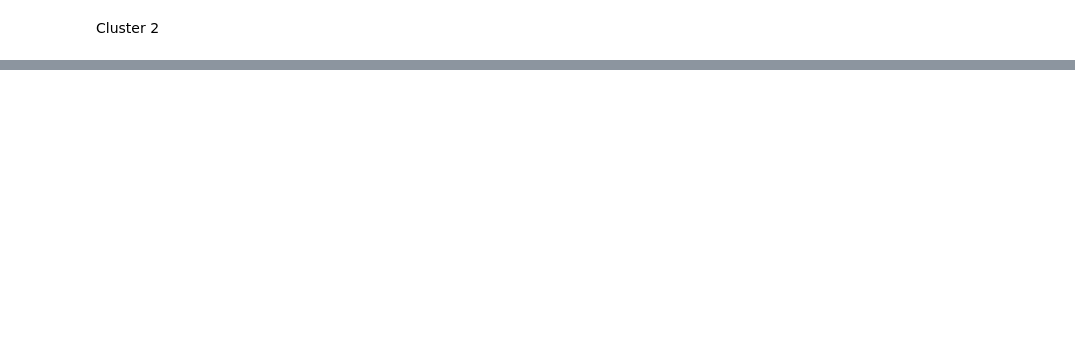
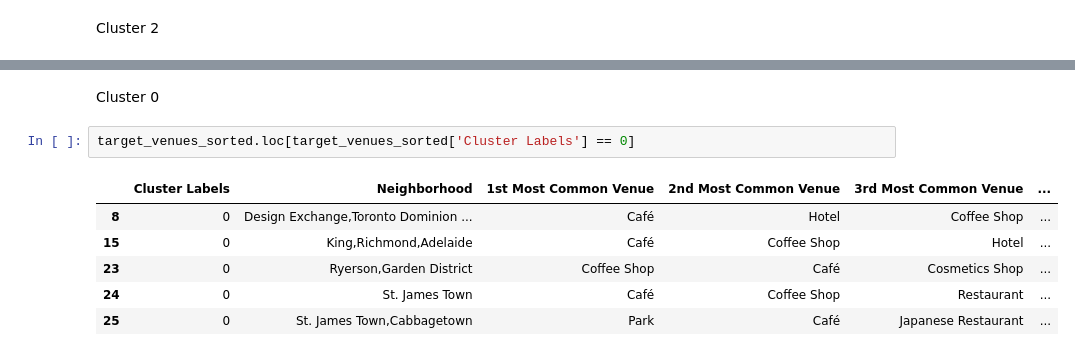
Before and after one commit to ozlemtok/Coursera_Capstone, a Jupyter notebook: capstone-project.ipynb, the cells around one changed output, grey strips where cells are left out. Drawn from its saved outputs; the diff is of its cells as text; blank space fills up the shorter version.

```diff
--- a/capstone-project.ipynb
+++ b/capstone-project.ipynb
@@ -446,0 +542,11 @@ test.shape
+# %% [markdown]
+Cluster 0
+# %%
+target_venues_sorted.loc[target_venues_sorted['Cluster Labels'] == 0]
+# %% [output]
+|  | Cluster Labels | Neighborhood | 1st Most Common Venue | 2nd Most Common Venue | 3rd Most Common Venue | ... |
+| 8 | 0 | Design Exchange,Toronto Dominion ... | Café | Hotel | Coffee Shop | ... |
+| 15 | 0 | King,Richmond,Adelaide | Café | Coffee Shop | Hotel | ... |
+| 23 | 0 | Ryerson,Garden District | Coffee Shop | Café | Cosmetics Shop | ... |
+| 24 | 0 | St. James Town | Café | Coffee Shop | Restaurant | ... |
+| 25 | 0 | St. James Town,Cabbagetown | Park | Café | Japanese Restaurant | ... |
```
Also changed, not shown: parts of 34 cells of this notebook, 1 other file.
